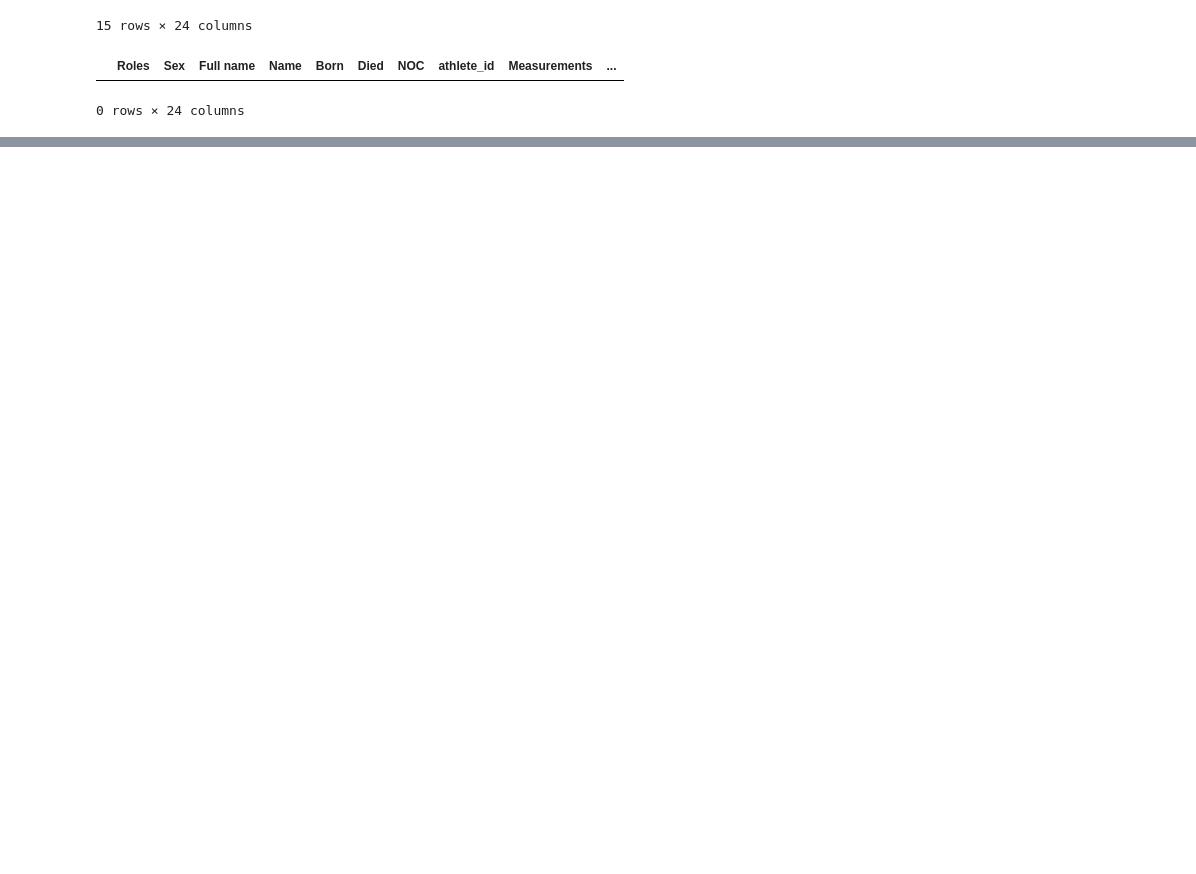
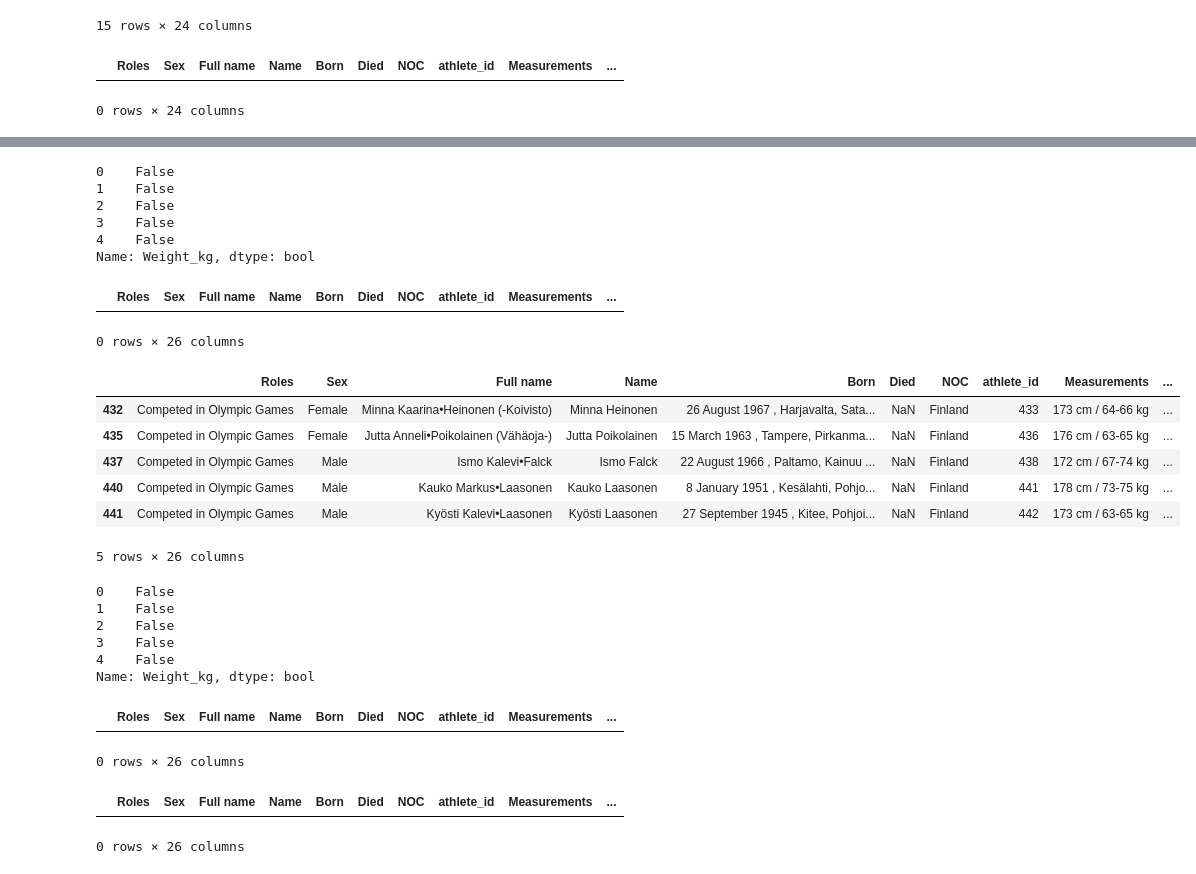
Before and after one commit to sherif-gamal111/Cleaning-Olympic-Athletes-Dataset, a Jupyter notebook: olympic.ipynb, the cells around one changed output, grey strips where cells are left out. Drawn from its saved outputs; the diff is of its cells as text; code cells hidden in the pictures; blank space fills up the shorter version.

```diff
--- a/olympic.ipynb
+++ b/olympic.ipynb
@@ -536,0 +651,38 @@ df[~df["Died country"].str.match(r"^[A-Z]{3}$", na=True)]
+# %%
+coma_in_weight = df["Weight_kg"].str.contains(",", na=False)
+coma_in_weight.head()
+# %% [output]
+0    False
+1    False
+2    False
+3    False
+4    False
+Name: Weight_kg, dtype: bool
+# %%
+df.loc[coma_in_weight, "Weight_kg"] = df.loc[coma_in_weight, "Weight_kg"].str.extract(r",\s*(.+)", expand=False)
+# %%
+df[df["Weight_kg"].str.contains(",", na=False)].head()
+# %% [output]
+|  | Roles | Sex | Full name | Name | Born | Died | NOC | athlete_id | Measurements | ... |
+0 rows × 26 columns
+# %%
+# dealing wiht the - in the Weight_kg column
+df[df["Weight_kg"].str.contains("-", na=False)].head()
+# %% [output]
+|  | Roles | Sex | Full name | Name | Born | Died | NOC | athlete_id | Measurements | ... |
+| 432 | Competed in Olympic Games | Female | Minna Kaarina•Heinonen (-Koivisto) | Minna Heinonen | 26 August 1967 , Harjavalta, Sata... | NaN | Finland | 433 | 173 cm / 64-66 kg | ... |
+| 435 | Competed in Olympic Games | Female | Jutta Anneli•Poikolainen (Vähäoja-) | Jutta Poikolainen | 15 March 1963 , Tampere, Pirkanma... | NaN | Finland | 436 | 176 cm / 63-65 kg | ... |
+| 437 | Competed in Olympic Games | Male | Ismo Kalevi•Falck | Ismo Falck | 22 August 1966 , Paltamo, Kainuu ... | NaN | Finland | 438 | 172 cm / 67-74 kg | ... |
+| 440 | Competed in Olympic Games | Male | Kauko Markus•Laasonen | Kauko Laasonen | 8 January 1951 , Kesälahti, Pohjo... | NaN | Finland | 441 | 178 cm / 73-75 kg | ... |
+| 441 | Competed in Olympic Games | Male | Kyösti Kalevi•Laasonen | Kyösti Laasonen | 27 September 1945 , Kitee, Pohjoi... | NaN | Finland | 442 | 173 cm / 63-65 kg | ... |
+5 rows × 26 columns
+# %%
+dash_in_weight = df["Weight_kg"].str.contains("-", na=False)
+dash_in_weight.head()
+# %% [output]
+0    False
+1    False
+2    False
+3    False
+4    False
+Name: Weight_kg, dtype: bool
@@ -536,0 +691,12 @@ df[~df["Died country"].str.match(r"^[A-Z]{3}$", na=True)]
+# %%
+df[df["Weight_kg"].str.contains("-", na=False)].head()
+# %% [output]
+|  | Roles | Sex | Full name | Name | Born | Died | NOC | athlete_id | Measurements | ... |
+0 rows × 26 columns
+# %%
+measure_pattern = r"(\d+)"
+df[df["Weight_kg"].str.match(measure_pattern, na=False)]
+df[~df["Height_cm"].str.match(measure_pattern, na=True)]
+# %% [output]
+|  | Roles | Sex | Full name | Name | Born | Died | NOC | athlete_id | Measurements | ... |
+0 rows × 26 columns
```
Also changed, not shown: parts of 19 cells of this notebook.
